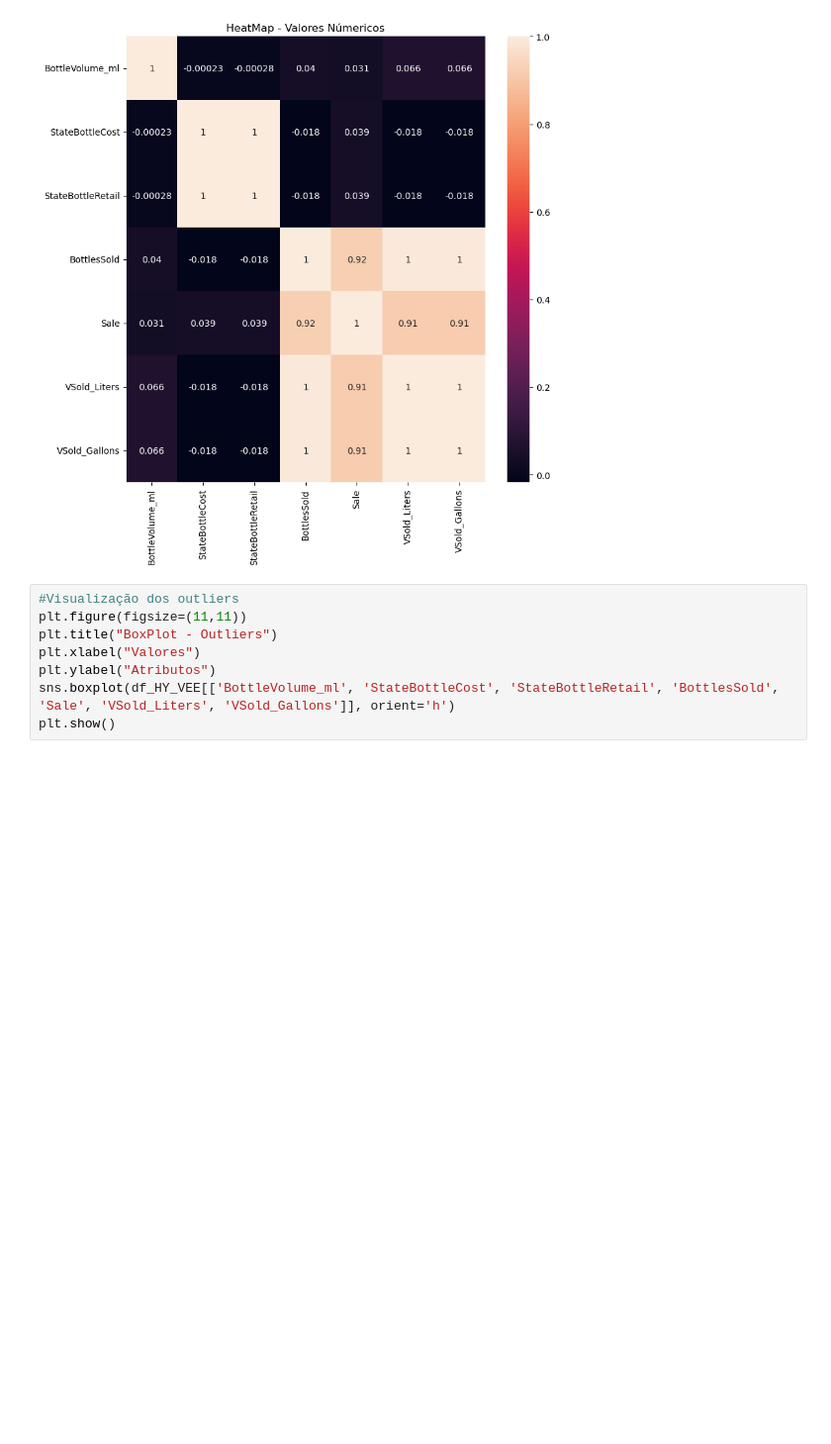
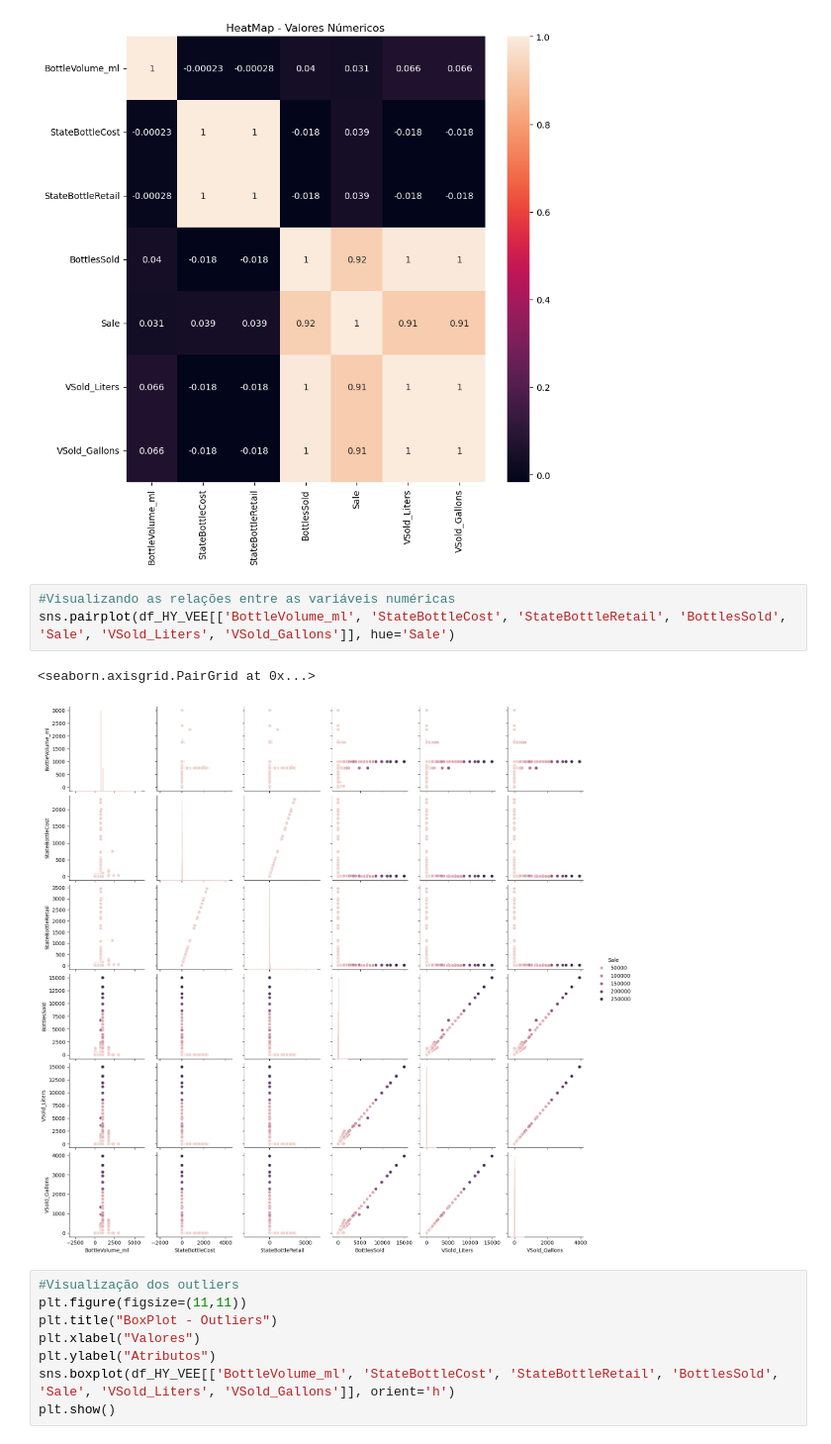
Before and after one commit to PedroLauton/ml-projeto, a Jupyter notebook: Projeto_Aprendizado_Máquina.ipynb, the cells around one changed output. Shown at 99% size. Saved outputs shown, nothing was run; the diff lists cells and outputs as text; blank space fills up the shorter version.

```diff
--- a/Projeto_Aprendizado_Máquina.ipynb
+++ b/Projeto_Aprendizado_Máquina.ipynb
@@ -284,6 +278,12 @@ sns.heatmap(df_HY_VEE[['BottleVolume_ml', 'StateBottleCost', 'StateBottleRetail'
 plt.show()
 # %% [output]
 [figure]
+# %%
+#Visualizando as relações entre as variáveis numéricas
+sns.pairplot(df_HY_VEE[['BottleVolume_ml', 'StateBottleCost', 'StateBottleRetail', 'BottlesSold', 'Sale', 'VSold_Liters', 'VSold_Gallons']], hue='Sale')
+# %% [output]
+<seaborn.axisgrid.PairGrid at 0x...>
+[figure, new version]
 # %%
 #Visualização dos outliers
 plt.figure(figsize=(11,11))
```
Also changed, not shown: parts of 21 cells of this notebook.
